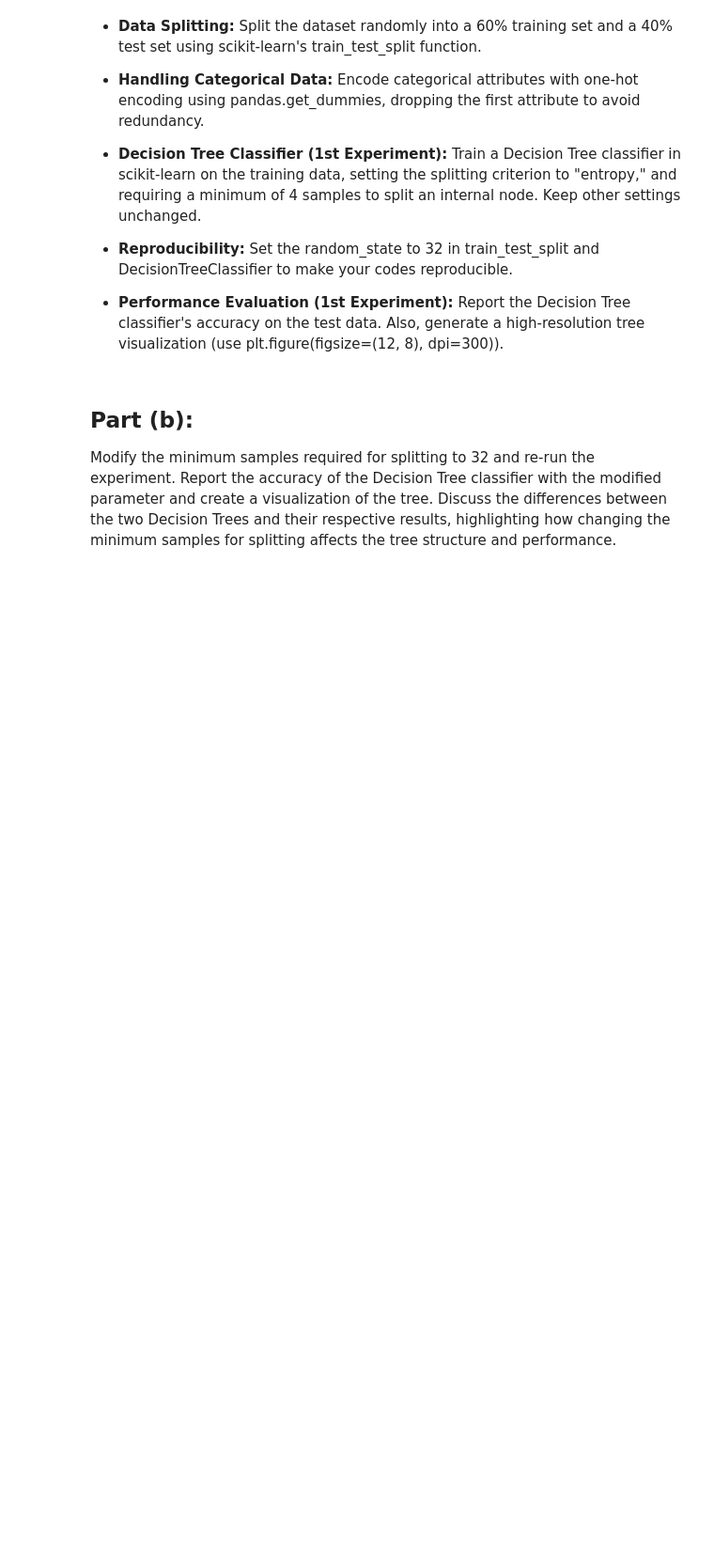
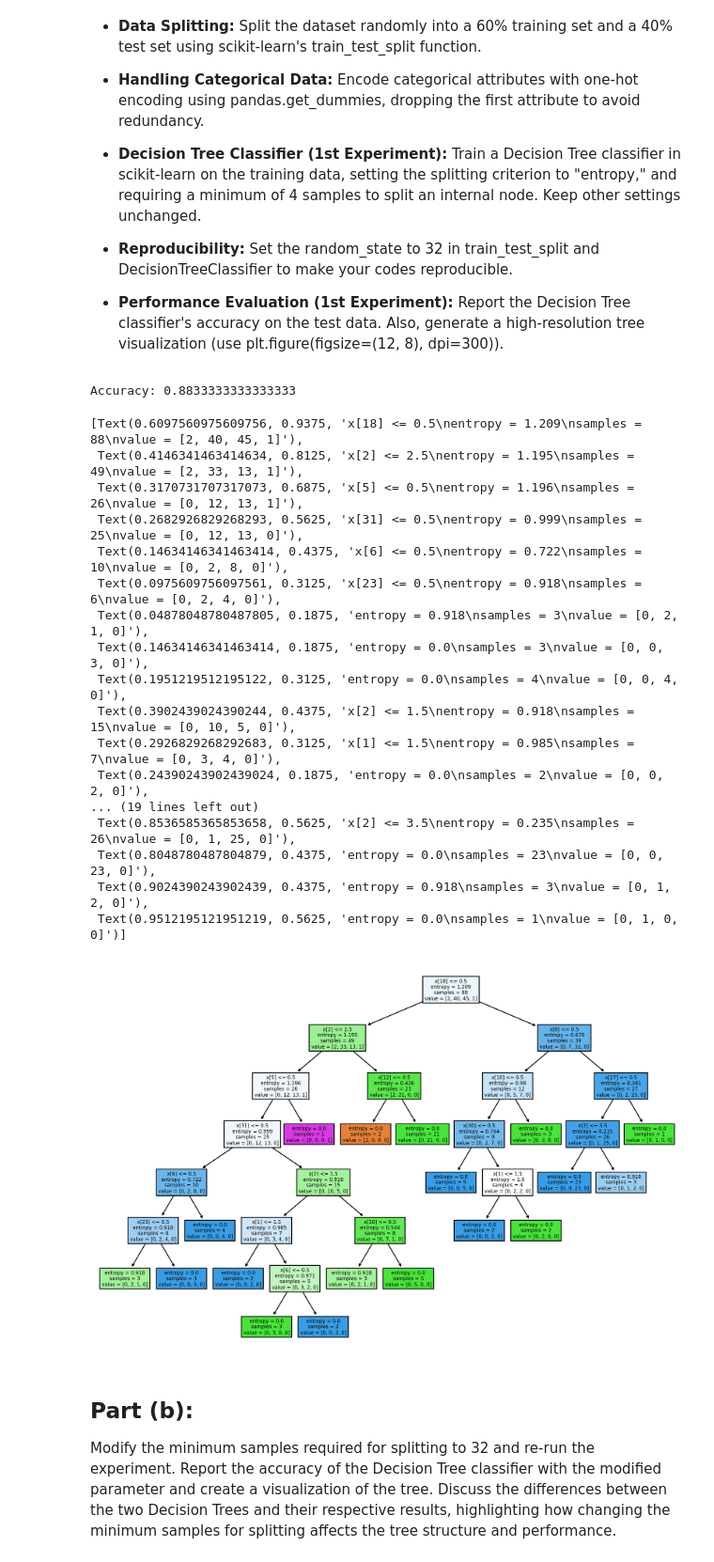
Before and after one commit to nadim365/EECS_4412_A3, a Jupyter notebook: assignment3.ipynb, the cells around one changed output. Shown at 94% size. Saved outputs shown, nothing was run; the diff lists cells and outputs as text; code cells hidden in the pictures; blank space fills up the shorter version.

```diff
--- a/assignment3.ipynb
+++ b/assignment3.ipynb
@@ -33,27 +35,74 @@
 
 * **Performance Evaluation (1st Experiment):** Report the Decision Tree classifier's accuracy on the test data. Also, generate a high-resolution tree visualization (use plt.figure(figsize=(12, 8), dpi=300)).
 # %%
+import numpy as np
 import pandas as pd
 import matplotlib.pyplot as plt
+from sklearn import metrics
+from sklearn import tree
 from sklearn.model_selection import train_test_split
 from sklearn.tree import DecisionTreeClassifier, plot_tree
 from sklearn.metrics import accuracy_score
 #from google.colab import drive
 #drive.mount('/content/drive')
-df = pd.read_csv("/content/drive/MyDrive/data-mining-assignment3/datasets/lymph.csv")  # Load your dataset
+#df = pd.read_csv("/content/drive/MyDrive/data-mining-assignment3/datasets/lymph.csv")  # Load your dataset
+df = pd.read_csv("lymph.csv", quotechar="'")
+#print(df.head())
 
 #.............................................................................
 # write the rest here
+
+#features and labels
+y = df["class"]
+X = df.drop("class", axis=1)
+# print(y.head())
+# print(X.head())
+cat_cols = X.select_dtypes(exclude = [np.number]).columns.tolist()
+x_encoded = pd.get_dummies(X,columns=cat_cols, drop_first=True)
+#splitting the dataset(features and lables) into training and test sets
+X_train, X_test, y_train, y_test = train_test_split(x_encoded, y, test_size=0.40, random_state=32, shuffle=True)
+
+clf = DecisionTreeClassifier(criterion="entropy", min_samples_split=4, random_state=32)
+clf = clf.fit(X_train, y_train)
+
+y_pred = clf.predict(X_test)
+print(f'Accuracy: {metrics.accuracy_score(y_test, y_pred)}')
+
+plt.figure(figsize=(12,8),dpi=300)
+tree.plot_tree(clf, filled=True)
+
+
+
 
 
 
 
 
 
 
 
 
 #.............................................................................
+# %% [output]
+Accuracy: 0.8833333333333333
+[Text(0.6097560975609756, 0.9375, 'x[18] <= 0.5\nentropy = 1.209\nsamples = 88\nvalue = [2, 40, 45, 1]'),
+ Text(0.4146341463414634, 0.8125, 'x[2] <= 2.5\nentropy = 1.195\nsamples = 49\nvalue = [2, 33, 13, 1]'),
+ Text(0.3170731707317073, 0.6875, 'x[5] <= 0.5\nentropy = 1.196\nsamples = 26\nvalue = [0, 12, 13, 1]'),
+ Text(0.2682926829268293, 0.5625, 'x[31] <= 0.5\nentropy = 0.999\nsamples = 25\nvalue = [0, 12, 13, 0]'),
+ Text(0.14634146341463414, 0.4375, 'x[6] <= 0.5\nentropy = 0.722\nsamples = 10\nvalue = [0, 2, 8, 0]'),
+ Text(0.0975609756097561, 0.3125, 'x[23] <= 0.5\nentropy = 0.918\nsamples = 6\nvalue = [0, 2, 4, 0]'),
+ Text(0.04878048780487805, 0.1875, 'entropy = 0.918\nsamples = 3\nvalue = [0, 2, 1, 0]'),
+ Text(0.14634146341463414, 0.1875, 'entropy = 0.0\nsamples = 3\nvalue = [0, 0, 3, 0]'),
+ Text(0.1951219512195122, 0.3125, 'entropy = 0.0\nsamples = 4\nvalue = [0, 0, 4, 0]'),
+ Text(0.3902439024390244, 0.4375, 'x[2] <= 1.5\nentropy = 0.918\nsamples = 15\nvalue = [0, 10, 5, 0]'),
+ Text(0.2926829268292683, 0.3125, 'x[1] <= 1.5\nentropy = 0.985\nsamples = 7\nvalue = [0, 3, 4, 0]'),
+ Text(0.24390243902439024, 0.1875, 'entropy = 0.0\nsamples = 2\nvalue = [0, 0, 2, 0]'),
+... (19 lines left out)
+ Text(0.8536585365853658, 0.5625, 'x[2] <= 3.5\nentropy = 0.235\nsamples = 26\nvalue = [0, 1, 25, 0]'),
+ Text(0.8048780487804879, 0.4375, 'entropy = 0.0\nsamples = 23\nvalue = [0, 0, 23, 0]'),
+ Text(0.9024390243902439, 0.4375, 'entropy = 0.918\nsamples = 3\nvalue = [0, 1, 2, 0]'),
+ Text(0.9512195121951219, 0.5625, 'entropy = 0.0\nsamples = 1\nvalue = [0, 1, 0, 0]')]
+[figure, added]
 # %% [markdown]
 ## Part (b):
 
```
Also changed, not shown: parts of 19 cells of this notebook, 13 other files.
